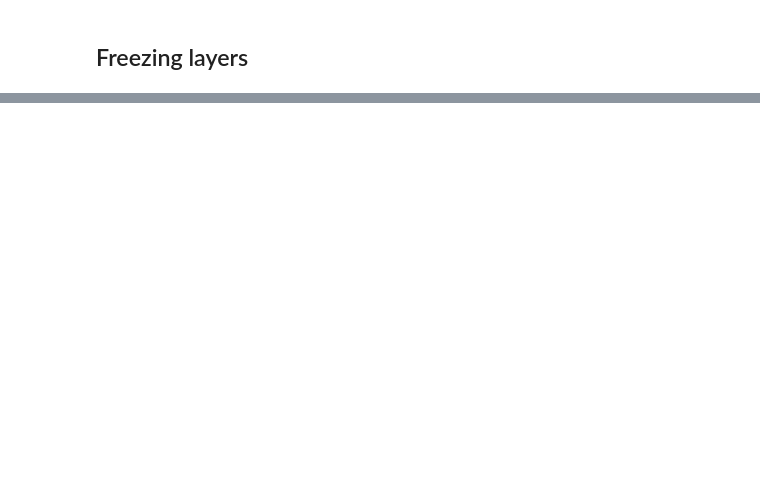
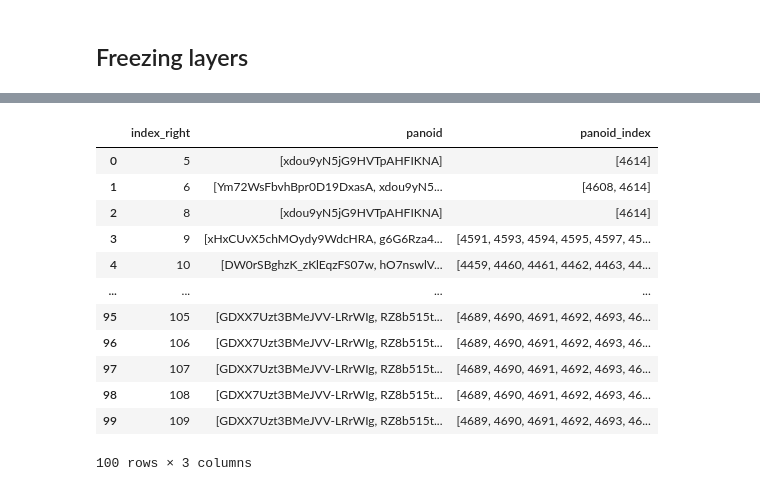
Before and after one commit to luciannijman/STREET, a Jupyter notebook: main.ipynb, the cells around one changed output, grey strips where cells are left out. Cells and saved outputs as stored; diff of their text form; code cells hidden in the pictures; blank space fills up the shorter version.

```diff
--- a/main.ipynb
+++ b/main.ipynb
@@ -580,0 +523,16 @@ Loaded best model from: /Users/tangshiya/DSAIE/1.24-2/best_model_2.pth
+# %%
+linestring_panoids100
+# %% [output]
+|  | index_right | panoid | panoid_index |
+| 0 | 5 | [xdou9yN5jG9HVTpAHFIKNA] | [4614] |
+| 1 | 6 | [Ym72WsFbvhBpr0D19DxasA, xdou9yN5... | [4608, 4614] |
+| 2 | 8 | [xdou9yN5jG9HVTpAHFIKNA] | [4614] |
+| 3 | 9 | [xHxCUvX5chMOydy9WdcHRA, g6G6Rza4... | [4591, 4593, 4594, 4595, 4597, 45... |
+| 4 | 10 | [DW0rSBghzK_zKlEqzFS07w, hO7nswlV... | [4459, 4460, 4461, 4462, 4463, 44... |
+| ... | ... | ... | ... |
+| 95 | 105 | [GDXX7Uzt3BMeJVV-LRrWIg, RZ8b515t... | [4689, 4690, 4691, 4692, 4693, 46... |
+| 96 | 106 | [GDXX7Uzt3BMeJVV-LRrWIg, RZ8b515t... | [4689, 4690, 4691, 4692, 4693, 46... |
+| 97 | 107 | [GDXX7Uzt3BMeJVV-LRrWIg, RZ8b515t... | [4689, 4690, 4691, 4692, 4693, 46... |
+| 98 | 108 | [GDXX7Uzt3BMeJVV-LRrWIg, RZ8b515t... | [4689, 4690, 4691, 4692, 4693, 46... |
+| 99 | 109 | [GDXX7Uzt3BMeJVV-LRrWIg, RZ8b515t... | [4689, 4690, 4691, 4692, 4693, 46... |
+100 rows × 3 columns
```
Also changed, not shown: parts of 12 cells of this notebook, 6 other files.
